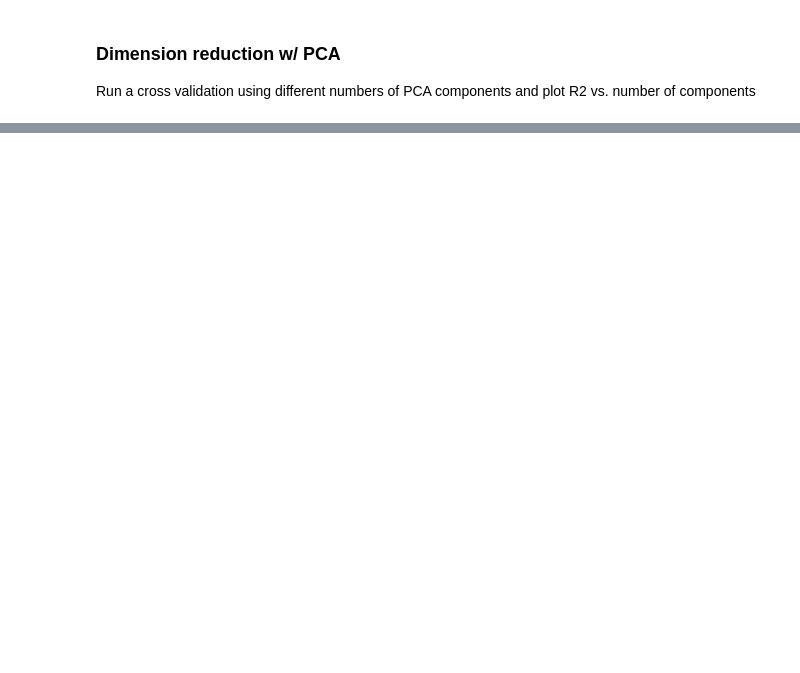
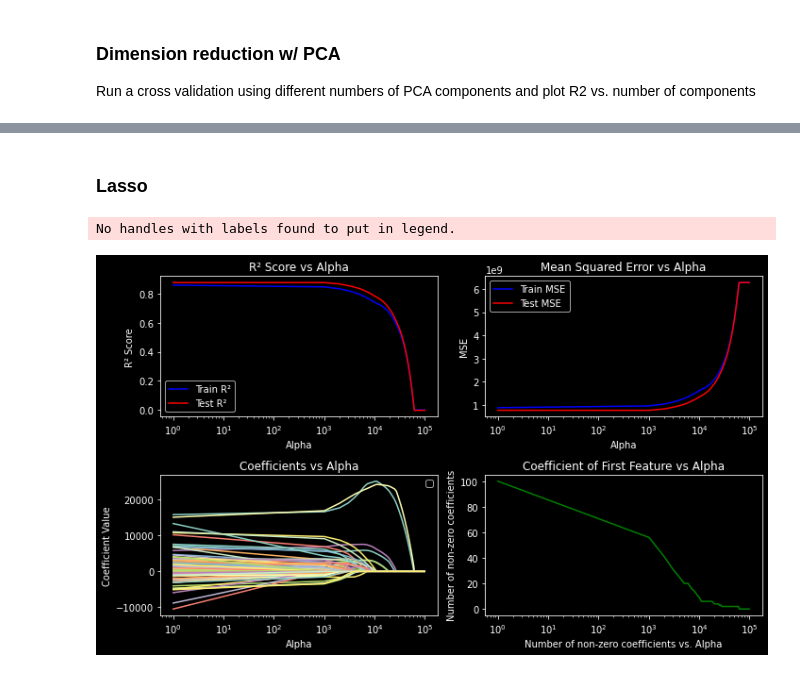
Before and after one commit to gtw2i/MSDS-565-Spring-2025, a Jupyter notebook: Unit 3 - Review ML w Sklearn/Demos/U3_Reg_RealEstate.ipynb, the cells around one changed output, grey strips where cells are left out. Cells and saved outputs as stored; diff of their text form; code cells hidden in the pictures; blank space fills up the shorter version.

Commit message:
parsimony, feature engineering, lasso

```diff
--- a/Unit 3 - Review ML w Sklearn/Demos/U3_Reg_RealEstate.ipynb
+++ b/Unit 3 - Review ML w Sklearn/Demos/U3_Reg_RealEstate.ipynb
@@ -414,0 +540,12 @@ plt.plot(range(1,X_pars.shape[1],5), mean_r2s)
+# %%
+from statsmodels.stats.outliers_influence import variance_inflation_factor
+import statsmodels.api as sm
+
+X_pars_with_const = sm.add_constant(X_pars)
+
+vif = pd.Series(
+    [variance_inflation_factor(X_pars_with_const.values, i) for i in range(X_pars_with_const.shape[1])],
+    index=X_pars_with_const.columns
+).sort_values(ascending=False)
+
+vif[:25]
@@ -414,0 +698,9 @@ plt.plot(range(1,X_pars.shape[1],5), mean_r2s)
+# %% [markdown]
+### Lasso
+# %%
+from sklearn.model_selection import train_test_split
+
+scaler = StandardScaler()
+X_lasso = scaler.fit_transform(X_pars)
+
+X_lasso_train, X_lasso_test, y_train, y_test = train_test_split(X_lasso, y, test_size=0.2)
@@ -414,0 +751,42 @@ plt.plot(range(1,X_pars.shape[1],5), mean_r2s)
+# %%
+# Create figure with 3 subplots side by side
+fig, axes = plt.subplots(2, 2, figsize=(10, 6))
+axes = axes.flatten()
+
+# Plot R² scores (Train vs. Test)
+axes[0].semilogx(alphas, r2s_train, 'b', label="Train R²")
+axes[0].semilogx(alphas, r2s_test, 'r', label="Test R²")
+axes[0].set_title("R² Score vs Alpha")
+axes[0].set_xlabel("Alpha")
+axes[0].set_ylabel("R² Score")
+axes[0].legend()
+
+# Plot MSE values (Train vs. Test)
+axes[1].semilogx(alphas, mse_train, 'b', label="Train MSE")
+axes[1].semilogx(alphas, mse_test, 'r', label="Test MSE")
+axes[1].set_title("Mean Squared Error vs Alpha")
+axes[1].set_xlabel("Alpha")
+axes[1].set_ylabel("MSE")
+axes[1].legend()
+
+# Plot first feature's coefficients across alpha values
+for i in range(coefs.shape[1]):
+    axes[2].semilogx( alphas, coefs[:,i] )
+# end
+axes[2].set_title("Coefficients vs Alpha")
+axes[2].set_xlabel("Alpha")
+axes[2].set_ylabel("Coefficient Value")
+axes[2].legend()
+
+# Plot first feature's coefficients across alpha values
+axes[3].semilogx(alphas, non_zero, 'g', label="Coef[0]")
+axes[3].set_title("Coefficient of First Feature vs Alpha")
+axes[3].set_xlabel("Number of non-zero coefficients vs. Alpha")
+axes[3].set_ylabel("Number of non-zero coefficients")
+
+# Adjust layout and show plot
+plt.tight_layout()
+plt.show()
+# %% [output]
+No handles with labels found to put in legend.
+[figure, added]
```
Also changed, not shown: parts of 32 cells of this notebook, 3 other files.
